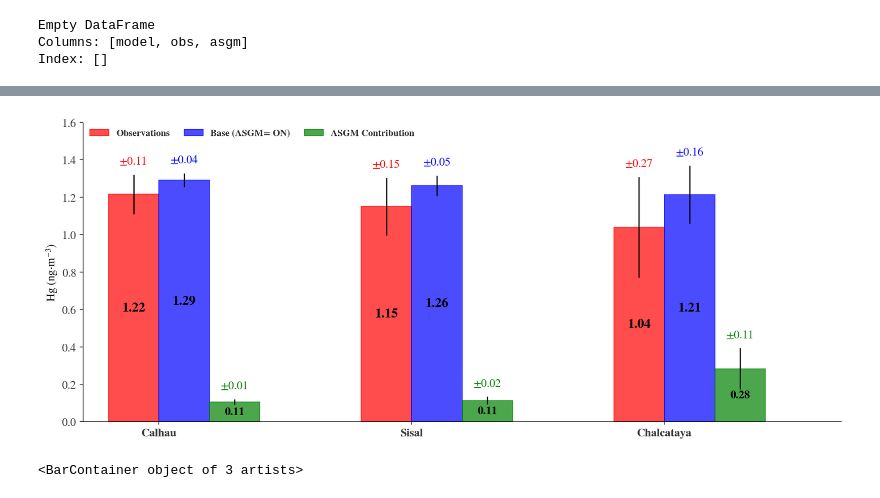
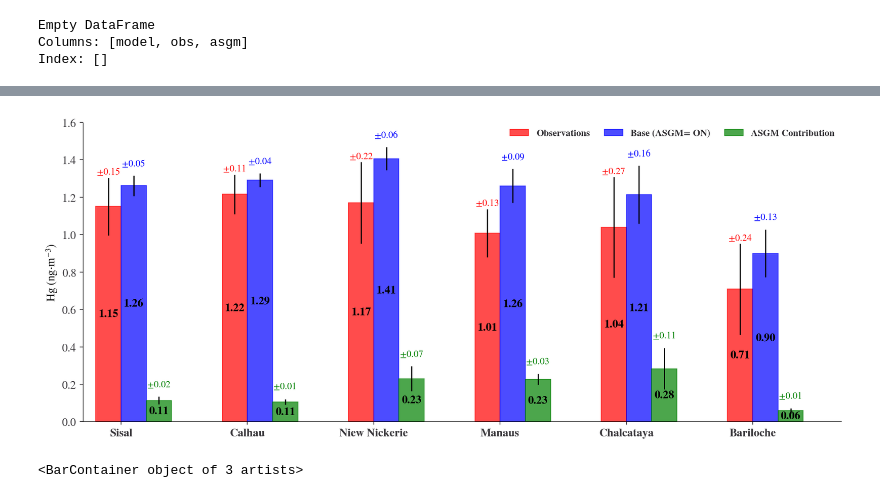
Before and after one commit to Shakes-tzd/MIT_TPP_thesis, a Jupyter notebook: JPnotebooks/LATAM GMOS Sites_Obs v Model.ipynb, the cells around one changed output, grey strips where cells are left out. Saved outputs shown, nothing was run; the diff lists cells and outputs as text; code cells hidden in the pictures.

```diff
--- a/JPnotebooks/LATAM GMOS Sites_Obs v Model.ipynb
+++ b/JPnotebooks/LATAM GMOS Sites_Obs v Model.ipynb
@@ -260,6 +260,18 @@ def get_obs_ts(site_str):
         obs_Hg0 =  pd.concat([get_chc_obs(path14), get_chc_obs(path15)], axis=0)
         # convert to datetime
         obs_Hg0['tstamp'] = pd.to_datetime(obs_Hg0['tstamp'],dayfirst=True)
+    elif site_str == 'BAR':
+        bariloche_df=get_data('BAR')
+        df_bar_abv0=bariloche_df[bariloche_df['value']>0]
+        df_bar_les5= df_bar_abv0[df_bar_abv0['value']<1.2]
+        df_bar_les5['tstamp']=pd.to_datetime(df_bar_les5['tstamp'],dayfirst=True)
+        obs_Hg0=df_bar_les5
+    elif site_str == 'MAN':
+        df_man=get_data('MAN')
+        df_man=df_man[df_man['value']>0]
+        df_man=df_man[df_man['value']<1.55]
+        df_man['tstamp']=pd.to_datetime(df_man['tstamp'],dayfirst=True)
+        obs_Hg0=df_man
     else:
         obs_Hg0 = get_data(site_str)
 
@@ -277,7 +327,7 @@ def get_model_obs(site_str): #get model and observation data
 # %% [markdown]
 ## Sanity Check
 # %%
-obs_Hg0, model_Hg0, model_Hg0_ASGM = get_model_obs('NIK')
+obs_Hg0, model_Hg0, model_Hg0_ASGM = get_model_obs('MAN')
 print('Observations')
 print(obs_Hg0.head(5))
 print('\nRefference Simulation')
@@ -612,7 +662,7 @@ plt.show()
 
 def get_year_average(site):#BAR,CAL,CST, MAN,NIK, SIS, CHC
 
-    fname={'CAL':'Calhau','CST':'Celestun', 'MAN':'Manaus','NIK':'Niew Nickerie','SIS':'Sisal', 'CHC':'Chalcataya'}
+    fname={'CAL':'Calhau','CST':'Celestun', 'MAN':'Manaus','NIK':'Niew Nickerie','SIS':'Sisal', 'CHC':'Chalcataya','BAR':'Bariloche'}
     if site=='CHC':
         start_dt    = '2014-07-03'
         end_dt      = '2015-07-03'
@@ -658,7 +708,7 @@ Index: []
 
 import seaborn as sns
 # %%
-fname={'CAL':'Calhau', 'SIS':'Sisal', 'CHC':'Chalcataya'}
+fname={'SIS':'Sisal','CAL':'Calhau','NIK':'Niew Nickerie', 'MAN':'Manaus', 'CHC':'Chalcataya','BAR':'Bariloche'}
 my_mmeans={}
 for site in fname.keys():
     name,obs_mean,obs_std, model_mean,model_std,asgm_mean,asgm_std =get_year_average(site)
@@ -696,46 +755,43 @@ pd.DataFrame(my_mmeans)
 # %%
 labels = list(my_mmeans.keys())
-obs_means = [my_mmeans[labels[0]]['obs_mean'],my_mmeans[labels[1]]['obs_mean'],my_mmeans[labels[2]]['obs_mean']]#,my_mmeans[labels[3]]['obs_mean']]#,my_mmeans[labels[4]]['obs_mean']]
-obs_stds = [my_mmeans[labels[0]]['obs_std'],my_mmeans[labels[1]]['obs_std'],my_mmeans[labels[2]]['obs_std']]#,my_mmeans[labels[3]]['obs_std']]#,my_mmeans[labels[4]]['obs_std']]
-model_means =[my_mmeans[labels[0]]['model_mean'],my_mmeans[labels[1]]['model_mean'],my_mmeans[labels[2]]['model_mean']]#,my_mmeans[labels[3]]['model_mean']]#,my_mmeans[labels[4]]['model_mean']]
-model_stds =[my_mmeans[labels[0]]['model_std'],my_mmeans[labels[1]]['model_std'],my_mmeans[labels[2]]['model_std']]#,my_mmeans[labels[3]]['model_std']]#,my_mmeans[labels[4]]['model_std']]
-asgm_means = [my_mmeans[labels[0]]['asgm_mean'],my_mmeans[labels[1]]['asgm_mean'],my_mmeans[labels[2]]['asgm_mean']]#,my_mmeans[labels[3]]['asgm_mean']]#,my_mmeans[labels[4]]['asgm_mean']]
-asgm_stds = [my_mmeans[labels[0]]['asgm_std'],my_mmeans[labels[1]]['asgm_std'],my_mmeans[labels[2]]['asgm_std']]#,my_mmeans[labels[3]]['asgm_std']]#,my_mmeans[labels[4]]['asgm_std']]
-def addlabels(x,y):
-    for i in range(len(x)):
-        plt.text(i, y[i]//2,y[i], ha = 'center',
-                 Bbox = dict(facecolor = 'white', alpha = .5))
+obs_means = [my_mmeans[labels[0]]['obs_mean'],my_mmeans[labels[1]]['obs_mean'],my_mmeans[labels[2]]['obs_mean'],my_mmeans[labels[3]]['obs_mean'],my_mmeans[labels[4]]['obs_mean'],my_mmeans[labels[5]]['obs_mean']]
+obs_stds = [my_mmeans[labels[0]]['obs_std'],my_mmeans[labels[1]]['obs_std'],my_mmeans[labels[2]]['obs_std'],my_mmeans[labels[3]]['obs_std'],my_mmeans[labels[4]]['obs_std'],my_mmeans[labels[5]]['obs_std']]
+model_means =[my_mmeans[labels[0]]['model_mean'],my_mmeans[labels[1]]['model_mean'],my_mmeans[labels[2]]['model_mean'],my_mmeans[labels[3]]['model_mean'],my_mmeans[labels[4]]['model_mean'],my_mmeans[labels[5]]['model_mean']]
+model_stds =[my_mmeans[labels[0]]['model_std'],my_mmeans[labels[1]]['model_std'],my_mmeans[labels[2]]['model_std'],my_mmeans[labels[3]]['model_std'],my_mmeans[labels[4]]['model_std'], my_mmeans[labels[5]]['model_std']]
+asgm_means = [my_mmeans[labels[0]]['asgm_mean'],my_mmeans[labels[1]]['asgm_mean'],my_mmeans[labels[2]]['asgm_mean'],my_mmeans[labels[3]]['asgm_mean'],my_mmeans[labels[4]]['asgm_mean'],my_mmeans[labels[5]]['asgm_mean']]
+asgm_stds = [my_mmeans[labels[0]]['asgm_std'],my_mmeans[labels[1]]['asgm_std'],my_mmeans[labels[2]]['asgm_std'],my_mmeans[labels[3]]['asgm_std'],my_mmeans[labels[4]]['asgm_std'],my_mmeans[labels[5]]['asgm_std']]
+
 
 x = np.arange(len(labels))
 width = 0.3
 legend_properties = {'weight':'bold'}
 
 fig=plt.figure(figsize=(12,5))
 
 #plt.grid(True, which='both', axis='y', alpha=0.5, linewidth=0.5)
 obs_bar=plt.bar((x/2)+width/3, obs_means, width/3,yerr=obs_stds, label='Observations', color='red', edgecolor='red',alpha=0.7)
 model_bar=plt.bar((x/2)+(width*2)/3, model_means, width/3,yerr=model_stds, label='Base (ASGM= ON)', color='blue', edgecolor='blue',alpha=0.7)
 asgm_bar=plt.bar((x/2)+width, asgm_means, width/3,yerr=asgm_stds, label='ASGM Contribution', color='green', edgecolor='green',alpha=0.7)#,capsize=6
 # plt.xticks(x+width/2, labels)
-plt.legend(loc='upper left', frameon=False,ncol=3,prop=legend_properties)
+plt.legend(loc='upper right', frameon=False,ncol=3,prop=legend_properties)
 plt.ylabel('Hg (ng$\cdot$m$^{-3}$)')
 #plt.xlabel('Site')
-plt.bar_label(obs_bar,labels=['±%.2f' % e for e in obs_stds ],padding=8, color='r', fontsize=12)
-plt.bar_label(obs_bar,label_type='center',fmt='%.2f', color='k',fontsize=14,fontweight='bold')
-plt.bar_label(model_bar,labels=['±%.2f' % e for e in model_stds ],padding=8, color='b', fontsize=12)
-plt.bar_label(model_bar,label_type='center',fmt='%.2f',color='k', fontsize=14,fontweight='bold')
-plt.bar_label(asgm_bar,labels=['±%.2f' % e for e in asgm_stds ],padding=8, color='g', fontsize=12)
+plt.bar_label(obs_bar,labels=['±%.2f' % e for e in obs_stds ],padding=1, color='r', fontsize=10)
+plt.bar_label(obs_bar,label_type='center',fmt='%.2f', color='k',fontsize=12,fontweight='bold')
+plt.bar_label(model_bar,labels=['±%.2f' % e for e in model_stds ],padding=8, color='b', fontsize=10)
+plt.bar_label(model_bar,label_type='center',fmt='%.2f',color='k', fontsize=12,fontweight='bold')
+plt.bar_label(asgm_bar,labels=['±%.2f' % e for e in asgm_stds ],padding=8, color='g', fontsize=10)
 plt.bar_label(asgm_bar,label_type='center',fmt='%.2f', color='k',fontsize=12,fontweight='bold')
 plt.xticks((x/2)+width/2, labels,fontweight='bold')
-plt.xlim([0,1.5])
+plt.xlim([0,3])
 #plt.title('Hg Average Concentration by Site')
 plt.tight_layout()
 name='gmos_sites_stats.pdf'
 savepath='/home/tzd/fs03/d1/tzd/Data_analysis/MIT_TPP_thesis/figures/GMOS_Sites/'+name
 fig.savefig(savepath,bbox_inches='tight')
 plt.show()
 # %% [output]
-[figure, old version]
+[figure, new version]
 # %%
 print(asgm_bar)
 # %% [output]
```
Also changed, not shown: parts of 13 cells of this notebook, 3 other files.
